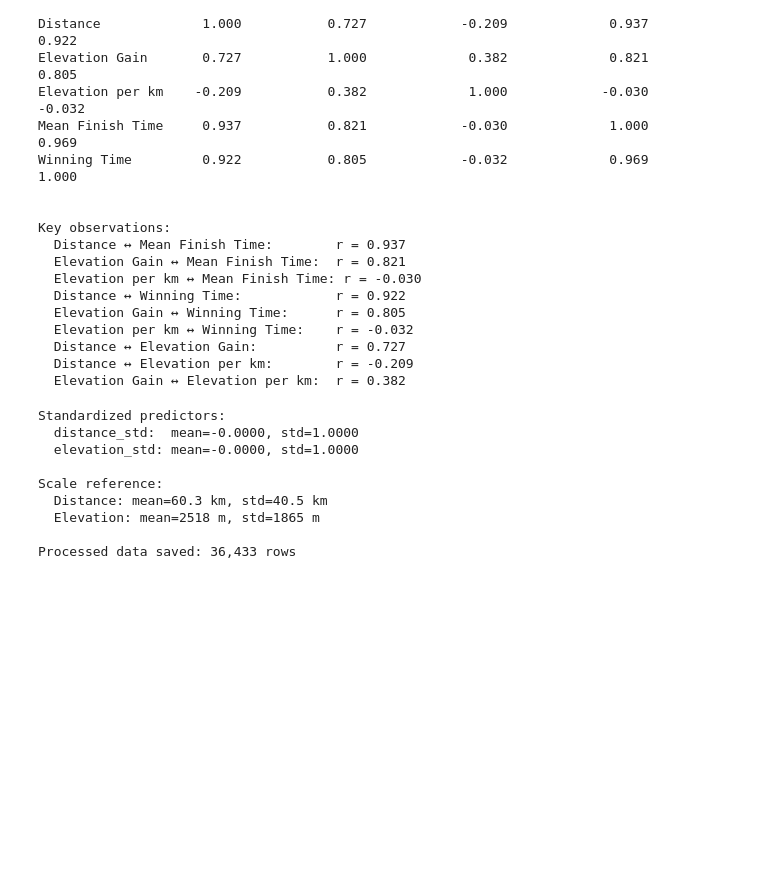
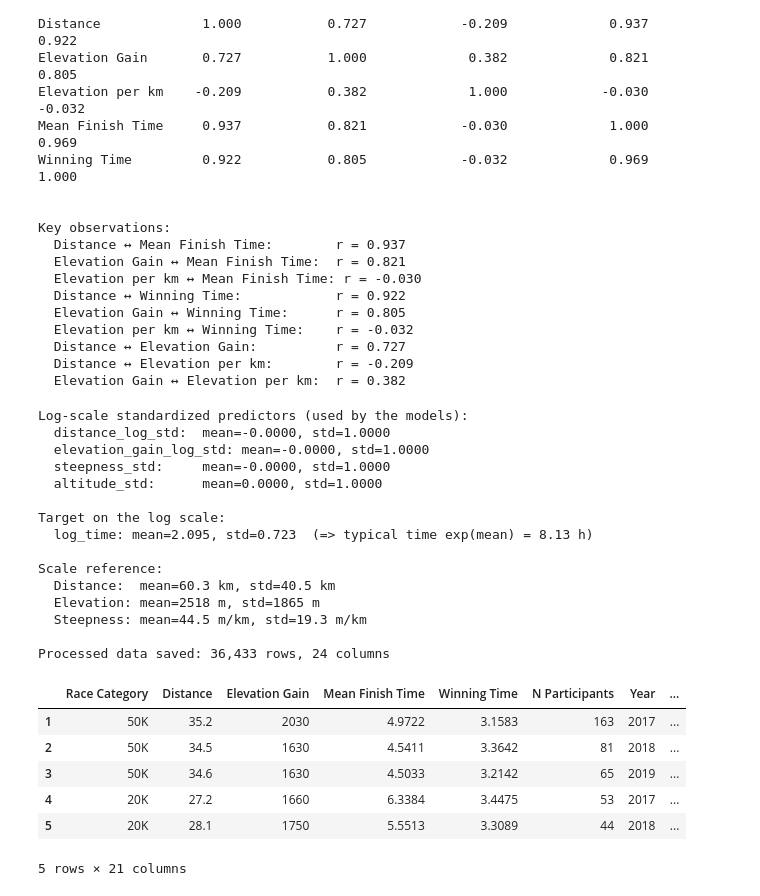
Before and after one commit to TomaszBryndza/utmb_race_finish_times_bayesian_analysis, a Jupyter notebook: 01_problem_formulation.ipynb, the cells around one changed output. Drawn from its saved outputs; the diff is of its cells as text; code cells hidden in the pictures; blank space fills up the shorter version.

```diff
--- a/01_problem_formulation.ipynb
+++ b/01_problem_formulation.ipynb
@@ -64,7 +72,7 @@ We need to:
 # %%
 # Select relevant columns
 cols = ['Race Category', 'Distance', 'Elevation Gain', 'Mean Finish Time',
-        'Winning Time', 'N Participants', 'Year', 'Country']
+        'Winning Time', 'N Participants', 'Year', 'Country', 'Elevation']
 df = df_raw[cols].copy()
 
 print("Before cleaning:")
@@ -98,7 +107,10 @@ df = df[df['Winning Time'] <= df['Mean Finish Time']]
 
 # Remove extreme outliers: distance > 300km or elevation > 20000m are likely errors
 df = df[(df['Distance'] > 5) & (df['Distance'] < 300)]
-df = df[(df['Elevation Gain'] > 0) & (df['Elevation Gain'] < 20000)]
+# Lower bound 100 m: races with < 100 m elevation gain are almost certainly
+# data-entry errors in a mountain/trail race dataset. log(0+1)=0 would place them
+# 9+ SD below the mean on the log-elevation scale, creating extreme leverage.
+df = df[(df['Elevation Gain'] >= 100) & (df['Elevation Gain'] < 20000)]
 
 # Remove unrealistic finish times (> 80 hours even for 100M is extreme)
 df = df[df['Mean Finish Time'] < 80]
@@ -324,25 +336,45 @@ Key observations:
 # Log-transformed target and predictors
 df['log_time'] = np.log(df['Mean Finish Time'])
 df['log_distance'] = np.log(df['Distance'])
-df['log_elevation'] = np.log(df['Elevation Gain'] + 1)   # +1 guards against elevation 0
+df['log_elevation_gain'] = np.log(df['Elevation Gain'] + 1)   # +1 guards against elevation 0
+df['log_elevation'] = np.log(df['Elevation'] + 1)           # +1 guards against elevation 0 or negative
 
 # Route steepness: elevation gain per km (already present as 'Elevation per km')
 df['steepness'] = df['Elevation Gain'] / df['Distance']
 
 # Legacy linear-scale standardization (kept for reference / backwards compatibility)
 df['distance_std'] = (df['Distance'] - df['Distance'].mean()) / df['Distance'].std()
-df['elevation_std'] = (df['Elevation Gain'] - df['Elevation Gain'].mean()) / df['Elevation Gain'].std()
+df['elevation_gain_std'] = (df['Elevation Gain'] - df['Elevation Gain'].mean()) / df['Elevation Gain'].std()
 
 # Log-scale standardization -- these are the predictors used by the models
-df['distance_log_std'] = (df['log_distance'] - df['log_distance'].mean()) / df['log_distance'].std()
-df['elevation_log_std'] = (df['log_elevation'] - df['log_elevation'].mean()) / df['log_elevation'].std()
-df['log_steepness'] = np.log1p(df['steepness'])   # compress extreme steepness outliers
-df['steepness_std'] = (df['log_steepness'] - df['log_steepness'].mean()) / df['log_steepness'].std()
+def standardise(s): return (s - s.mean()) / s.std()
+
+df['distance_log_std']  = standardise(df['log_distance'])
+df['elevation_gain_log_std'] = standardise(df['log_elevation_gain'])
+df['log_steepness']     = np.log1p(df['steepness'])   # compress extreme outliers
+df['steepness_std']     = standardise(df['log_steepness'])
+df['elevation_log_std'] = standardise(df['log_elevation'])
+
+# Altitude above sea level (m). The raw Kaggle column is 'Elevation'.
+# If absent (old CSV without the column), create a zeros placeholder and warn.
+# Altitude: log1p-transform before standardising.
+# Raw altitude has a +9.6 SD outlier (very high-altitude race); log1p compresses
+# this to ~3-4 SD, consistent with the other log1p-transformed predictors.
+if 'Elevation' in df.columns:
+    df['log_altitude'] = np.log1p(df['Elevation'])
+    df['altitude_std'] = standardise(df['log_altitude'])
+else:
+    import warnings
+    warnings.warn("Column 'Elevation' (altitude a.s.l.) missing — 'altitude_std' set to 0. "
+                  "Re-run after adding the column to the raw data.")
+    df['log_altitude'] = 0.0
+    df['altitude_std'] = 0.0
 
 print("Log-scale standardized predictors (used by the models):")
 print(f"  distance_log_std:  mean={df['distance_log_std'].mean():.4f}, std={df['distance_log_std'].std():.4f}")
-print(f"  elevation_log_std: mean={df['elevation_log_std'].mean():.4f}, std={df['elevation_log_std'].std():.4f}")
+print(f"  elevation_gain_log_std: mean={df['elevation_gain_log_std'].mean():.4f}, std={df['elevation_gain_log_std'].std():.4f}")
 print(f"  steepness_std:     mean={df['steepness_std'].mean():.4f}, std={df['steepness_std'].std():.4f}")
+print(f"  altitude_std:      mean={df['altitude_std'].mean():.4f}, std={df['altitude_std'].std():.4f}")
 
 print(f"\nTarget on the log scale:")
 print(f"  log_time: mean={df['log_time'].mean():.3f}, std={df['log_time'].std():.3f}  "
@@ -357,15 +389,31 @@ print(f"  Steepness: mean={df['steepness'].mean():.1f} m/km, std={df['steepness'
 df.to_csv('utmb_processed.csv', index=False)
 print(f"\nProcessed data saved: {df.shape[0]:,} rows, {df.shape[1]} columns")
 # %% [output]
-Standardized predictors:
-  distance_std:  mean=-0.0000, std=1.0000
-  elevation_std: mean=-0.0000, std=1.0000
+Log-scale standardized predictors (used by the models):
+  distance_log_std:  mean=-0.0000, std=1.0000
+  elevation_gain_log_std: mean=-0.0000, std=1.0000
+  steepness_std:     mean=-0.0000, std=1.0000
+  altitude_std:      mean=0.0000, std=1.0000
+
+Target on the log scale:
+  log_time: mean=2.095, std=0.723  (=> typical time exp(mean) = 8.13 h)
 
 Scale reference:
-  Distance: mean=60.3 km, std=40.5 km
+  Distance:  mean=60.3 km, std=40.5 km
   Elevation: mean=2518 m, std=1865 m
+  Steepness: mean=44.5 m/km, std=19.3 m/km
 
-Processed data saved: 36,433 rows
+Processed data saved: 36,433 rows, 24 columns
+# %%
+df.head()
+# %% [output]
+|  | Race Category | Distance | Elevation Gain | Mean Finish Time | Winning Time | N Participants | Year | ... |
+| 1 | 50K | 35.2 | 2030 | 4.9722 | 3.1583 | 163 | 2017 | ... |
+| 2 | 50K | 34.5 | 1630 | 4.5411 | 3.3642 | 81 | 2018 | ... |
+| 3 | 50K | 34.6 | 1630 | 4.5033 | 3.2142 | 65 | 2019 | ... |
+| 4 | 20K | 27.2 | 1660 | 6.3384 | 3.4475 | 53 | 2017 | ... |
+| 5 | 20K | 28.1 | 1750 | 5.5513 | 3.3089 | 44 | 2018 | ... |
+5 rows × 21 columns
 # %% [markdown]
 ### 1.5 Summary of Data Characteristics
 
```
Also changed, not shown: parts of 5 cells of this notebook, 14 other files.
